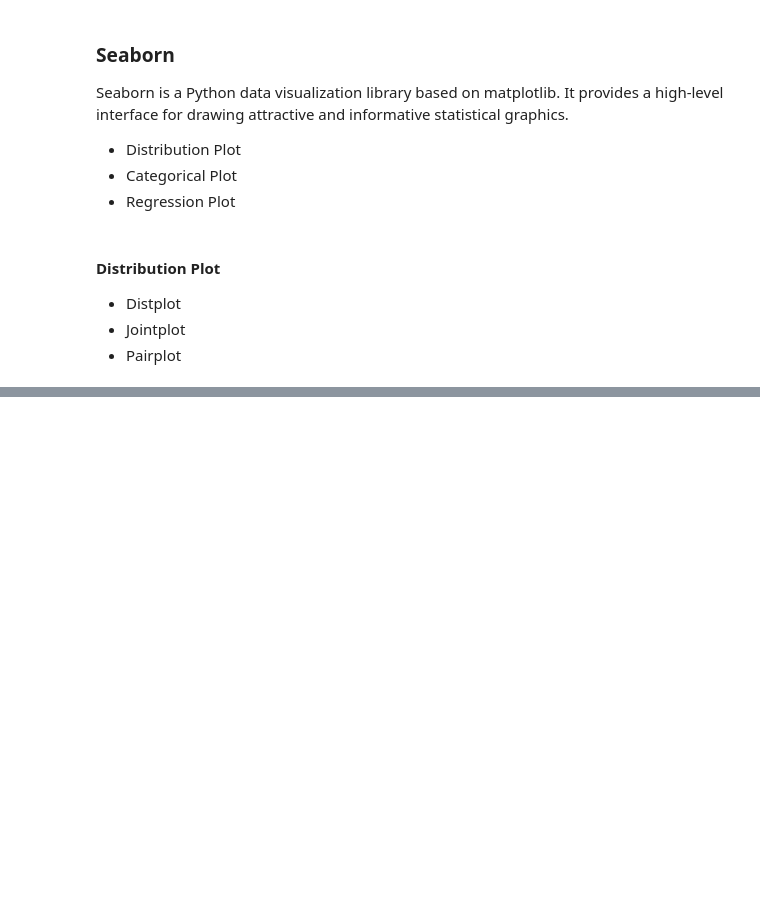
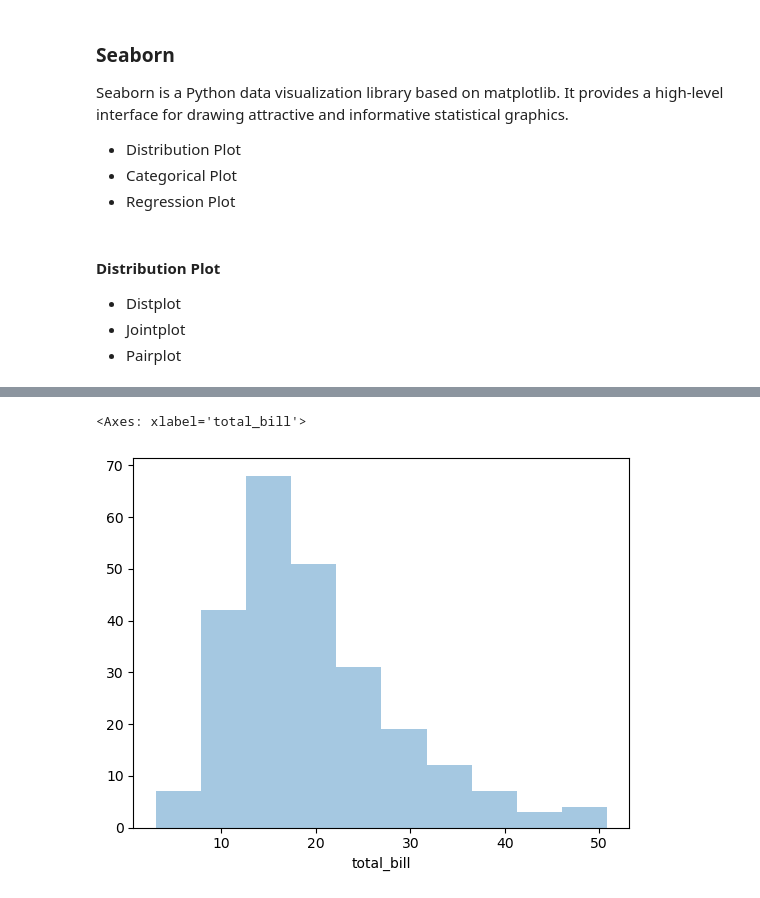
Before and after one commit to chemutai254/ML_Projects, a Jupyter notebook: Pandas.ipynb, the cells around one changed output, grey strips where cells are left out. Drawn from its saved outputs; the diff is of its cells as text; code cells hidden in the pictures; blank space fills up the shorter version.

```diff
--- a/Pandas.ipynb
+++ b/Pandas.ipynb
@@ -285,0 +330,5 @@ import seaborn as sns
+# %%
+sns.distplot(df['total_bill'], kde=False, bins=10)
+# %% [output]
+<Axes: xlabel='total_bill'>
+[figure, added]
```
Also changed, not shown: parts of 8 cells of this notebook.
